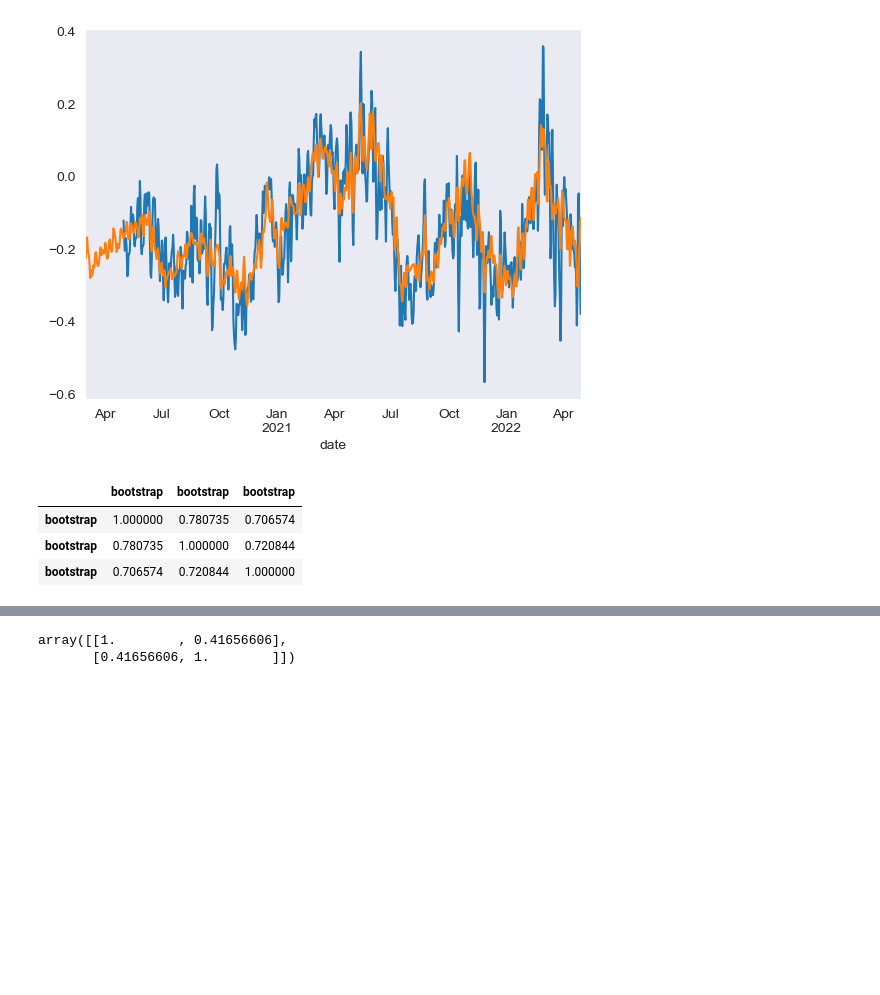
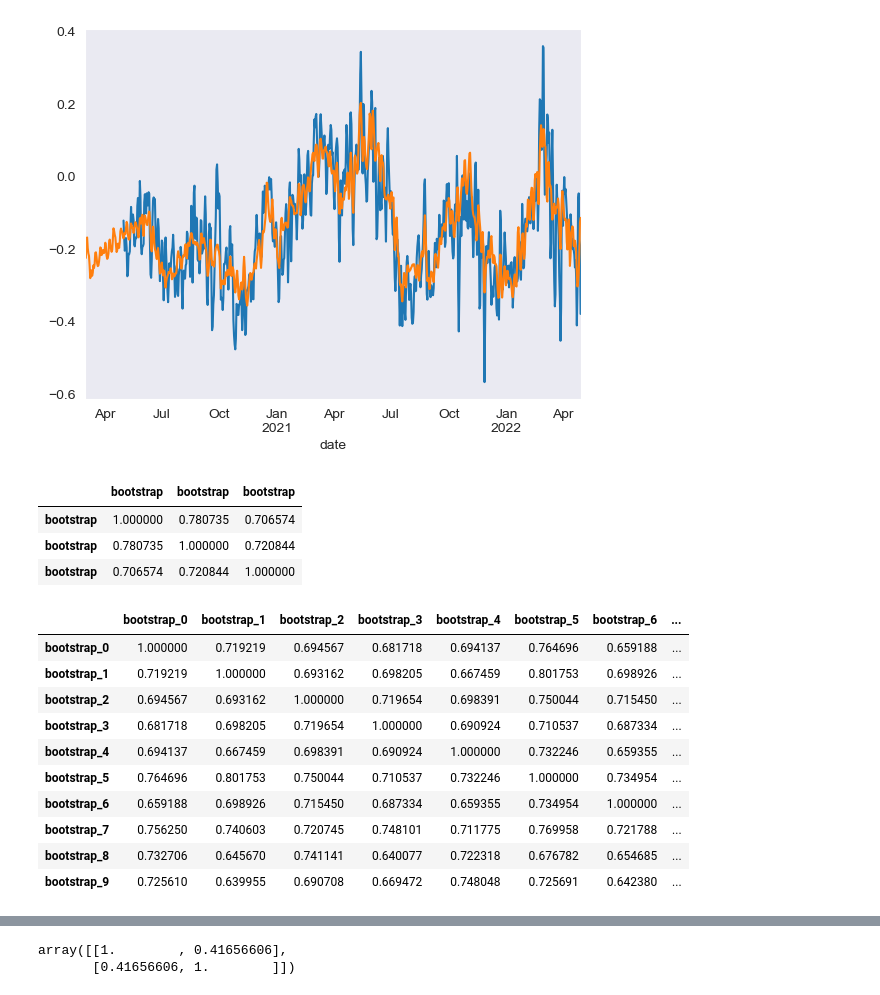
Before and after one commit to GabeNicholson/covid-news, a Jupyter notebook: covid_data_analysis.ipynb, the cells around one changed output, grey strips where cells are left out. Cells and saved outputs as stored; diff of their text form; code cells hidden in the pictures; blank space fills up the shorter version.

```diff
--- a/covid_data_analysis.ipynb
+++ b/covid_data_analysis.ipynb
@@ -477,7 +475,7 @@ def simulate_oped_sample_trend():
 # %%
 list_sample_sentiment_per_day = []
-for i in range(3):
+for i in range(10):
     list_sample_sentiment_per_day.append(simulate_oped_sample_trend())
 # %%
-for sample_sentiment_per_day in list_sample_sentiment_per_day:
-    pd.Series(sample_sentiment_per_day, index=oped_article_samples_per_day.index).plot()
+# for sample_sentiment_per_day in list_sample_sentiment_per_day:
+#     pd.Series(sample_sentiment_per_day, index=oped_article_samples_per_day.index).plot()
@@ -509,3 +501,18 @@ pd.DataFrame([smoothed_bootstrap, smoothed_bootstrap_two, smoothed_bootstrap_thr
 | bootstrap | 1.000000 | 0.780735 | 0.706574 |
 | bootstrap | 0.780735 | 1.000000 | 0.720844 |
 | bootstrap | 0.706574 | 0.720844 | 1.000000 |
+# %%
+big = [pd.Series(sample_sentiment_per_day, index=oped_article_samples_per_day.index, name=f'bootstrap_{k}').rolling(4, center=True, win_type='gaussian',).mean(std=2) for k, sample_sentiment_per_day in enumerate(list_sample_sentiment_per_day)]
+pd.DataFrame(big).T.corr()
+# %% [output]
+|  | bootstrap_0 | bootstrap_1 | bootstrap_2 | bootstrap_3 | bootstrap_4 | bootstrap_5 | bootstrap_6 | ... |
+| bootstrap_0 | 1.000000 | 0.719219 | 0.694567 | 0.681718 | 0.694137 | 0.764696 | 0.659188 | ... |
+| bootstrap_1 | 0.719219 | 1.000000 | 0.693162 | 0.698205 | 0.667459 | 0.801753 | 0.698926 | ... |
+| bootstrap_2 | 0.694567 | 0.693162 | 1.000000 | 0.719654 | 0.698391 | 0.750044 | 0.715450 | ... |
+| bootstrap_3 | 0.681718 | 0.698205 | 0.719654 | 1.000000 | 0.690924 | 0.710537 | 0.687334 | ... |
+| bootstrap_4 | 0.694137 | 0.667459 | 0.698391 | 0.690924 | 1.000000 | 0.732246 | 0.659355 | ... |
+| bootstrap_5 | 0.764696 | 0.801753 | 0.750044 | 0.710537 | 0.732246 | 1.000000 | 0.734954 | ... |
+| bootstrap_6 | 0.659188 | 0.698926 | 0.715450 | 0.687334 | 0.659355 | 0.734954 | 1.000000 | ... |
+| bootstrap_7 | 0.756250 | 0.740603 | 0.720745 | 0.748101 | 0.711775 | 0.769958 | 0.721788 | ... |
+| bootstrap_8 | 0.732706 | 0.645670 | 0.741141 | 0.640077 | 0.722318 | 0.676782 | 0.654685 | ... |
+| bootstrap_9 | 0.725610 | 0.639955 | 0.690708 | 0.669472 | 0.748048 | 0.725691 | 0.642380 | ... |
```
Also changed, not shown: parts of 6 cells of this notebook.
